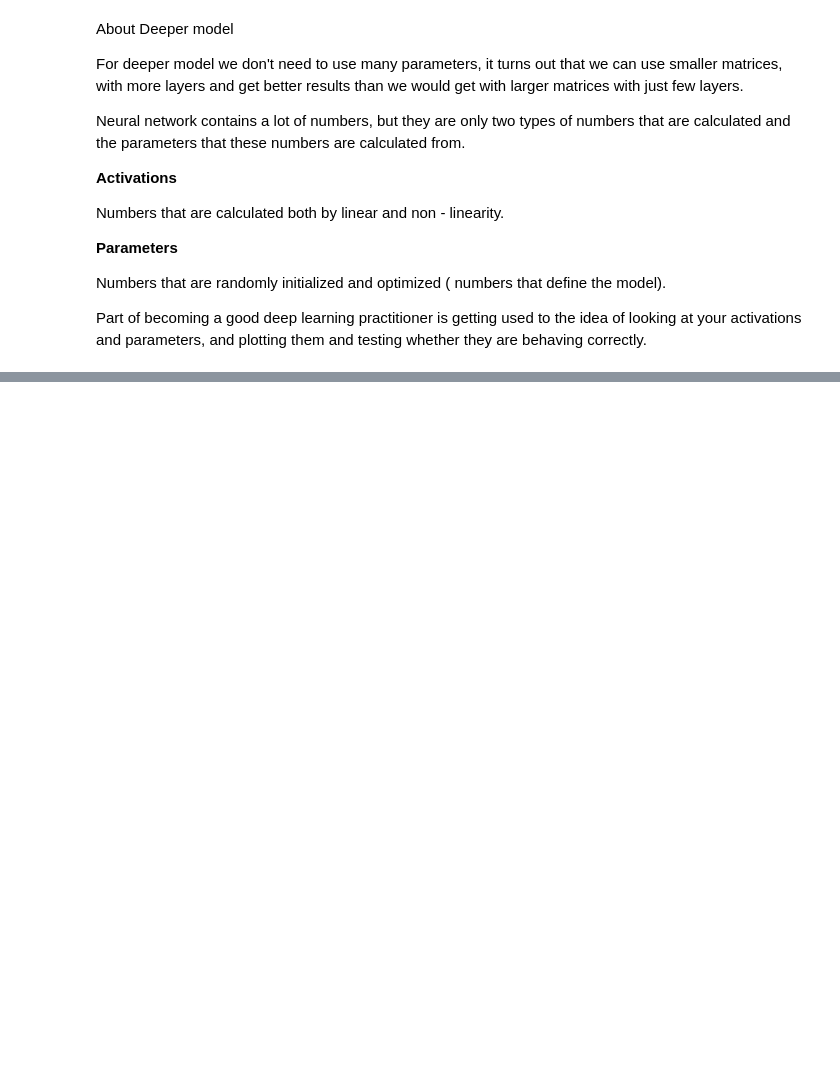
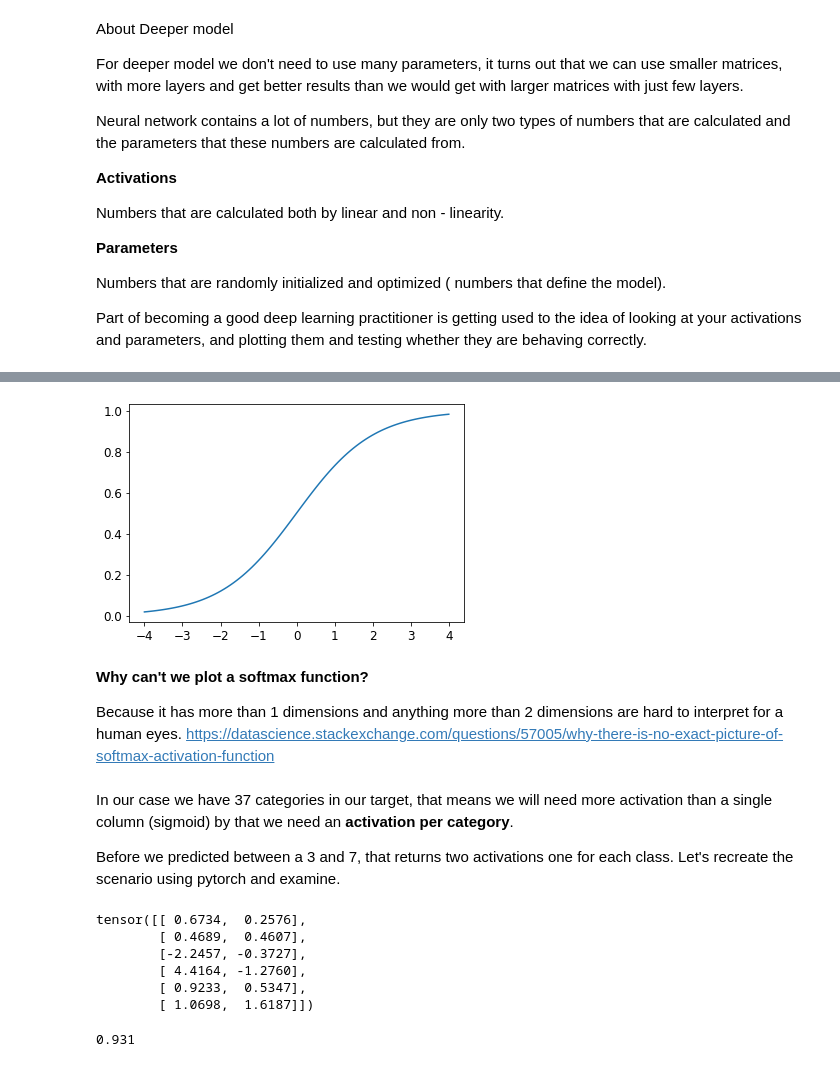
Before and after one commit to ashikshafi08/Learning-Fastai, a Jupyter notebook: Chapters Notebooks/Fastai_Refresher.ipynb, the cells around one changed output, grey strips where cells are left out. Drawn from its saved outputs; the diff is of its cells as text; code cells hidden in the pictures; blank space fills up the shorter version.

```diff
--- a/Chapters Notebooks/Fastai_Refresher.ipynb
+++ b/Chapters Notebooks/Fastai_Refresher.ipynb
@@ -1092,0 +1368,33 @@ Part of becoming a good deep learning practitioner is getting used to the idea o
+# %%
+# Plotting a sofmtax function
+plot_function(torch.sigmoid , min= -4 , max = 4)
+# %% [output]
+[figure, added]
+# %% [markdown]
+**Why can't we plot a softmax function?**
+
+Because it has more than 1 dimensions and anything more than 2 dimensions are hard to interpret for a human eyes.
+https://datascience.stackexchange.com/questions/57005/why-there-is-no-exact-picture-of-softmax-activation-function
+# %% [markdown]
+In our case we have 37 categories in our target, that means we will need more activation than a single column (sigmoid) by that we need an **activation per category**.
+
+Before we predicted between a 3 and 7, that returns two activations one for each class. Let's recreate the scenario using pytorch and examine.
+# %%
+# Set the seed
+torch.random.manual_seed(42);
+
+# Activations of 3s and 7s
+acts = torch.randn((6 , 2)) * 2
+acts
+# %% [output]
+tensor([[ 0.6734,  0.2576],
+        [ 0.4689,  0.4607],
+        [-2.2457, -0.3727],
+        [ 4.4164, -1.2760],
+        [ 0.9233,  0.5347],
+        [ 1.0698,  1.6187]])
+# %%
+# Adding should return 1
+0.6734+ 0.2576
+# %% [output]
+0.931
```
Also changed, not shown: parts of 63 cells of this notebook.
